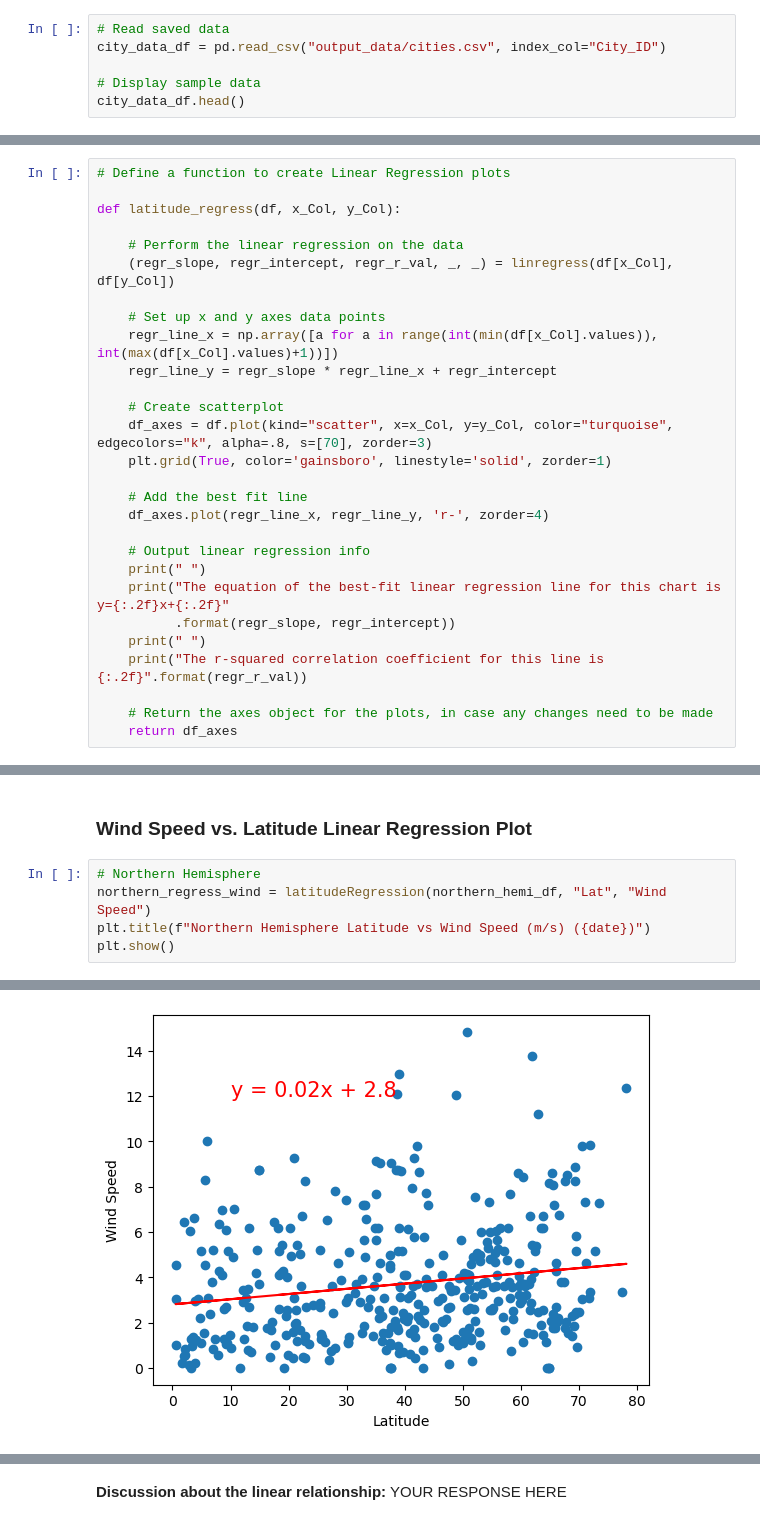
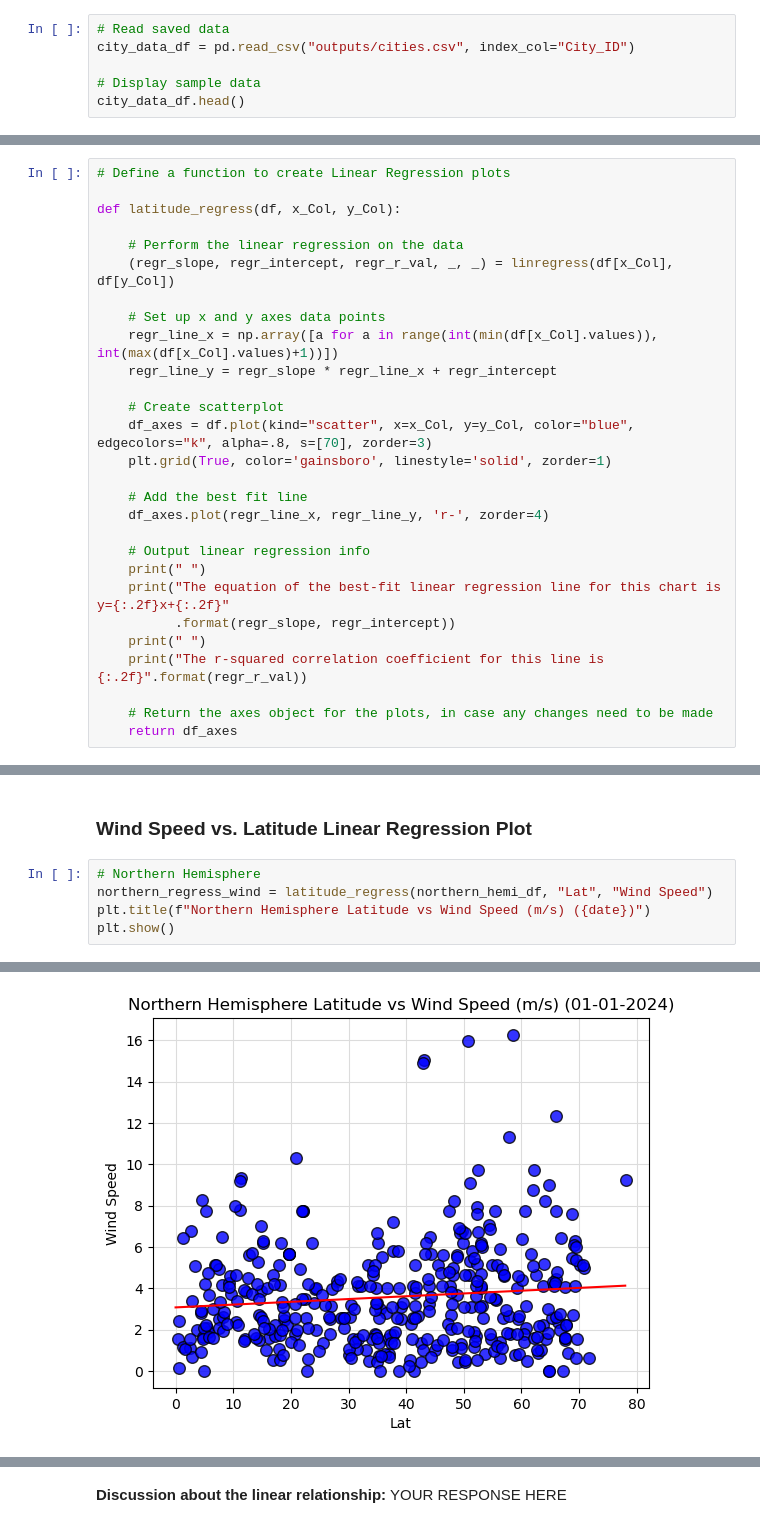
Before and after one commit to scottarterbury/python-api-challenge, a Jupyter notebook: WeatherPy/WeatherPy.ipynb, the cells around one changed output, grey strips where cells are left out. Drawn from its saved outputs; the diff is of its cells as text.

```diff
--- a/WeatherPy/WeatherPy.ipynb
+++ b/WeatherPy/WeatherPy.ipynb
@@ -181,6 +179,6 @@ city_data_df.to_csv("output_data/cities.csv", index_label="City_ID")
 # %%
 # Read saved data
-city_data_df = pd.read_csv("output_data/cities.csv", index_col="City_ID")
+city_data_df = pd.read_csv("outputs/cities.csv", index_col="City_ID")
 
 # Display sample data
 city_data_df.head()
@@ -308,7 +306,7 @@ def latitude_regress(df, x_Col, y_Col):
     regr_line_y = regr_slope * regr_line_x + regr_intercept
 
     # Create scatterplot
-    df_axes = df.plot(kind="scatter", x=x_Col, y=y_Col, color="turquoise", edgecolors="k", alpha=.8, s=[70], zorder=3)
+    df_axes = df.plot(kind="scatter", x=x_Col, y=y_Col, color="blue", edgecolors="k", alpha=.8, s=[70], zorder=3)
     plt.grid(True, color='gainsboro', linestyle='solid', zorder=1)
 
     # Add the best fit line
@@ -415,7 +425,7 @@ The r-value is: 0.02056735429994368
 ### Wind Speed vs. Latitude Linear Regression Plot
 # %%
 # Northern Hemisphere
-northern_regress_wind = latitudeRegression(northern_hemi_df, "Lat", "Wind Speed")
+northern_regress_wind = latitude_regress(northern_hemi_df, "Lat", "Wind Speed")
 plt.title(f"Northern Hemisphere Latitude vs Wind Speed (m/s) ({date})")
 plt.show()
 # %% [output]
@@ -423,3 +435,3 @@ The r-value is: 0.030396762354449467
-[figure, old version]
+[figure, new version]
 # %%
 # Southern Hemisphere
```
Also changed, not shown: parts of 21 cells of this notebook, 5 other files.
